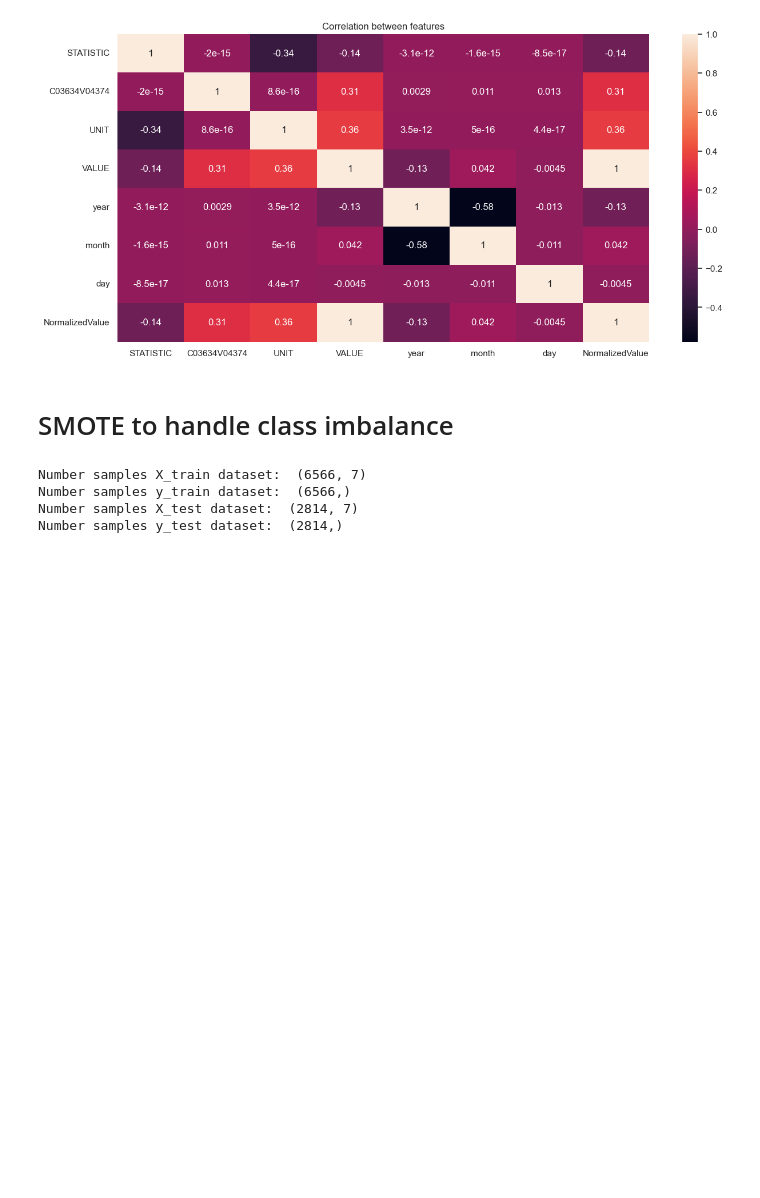
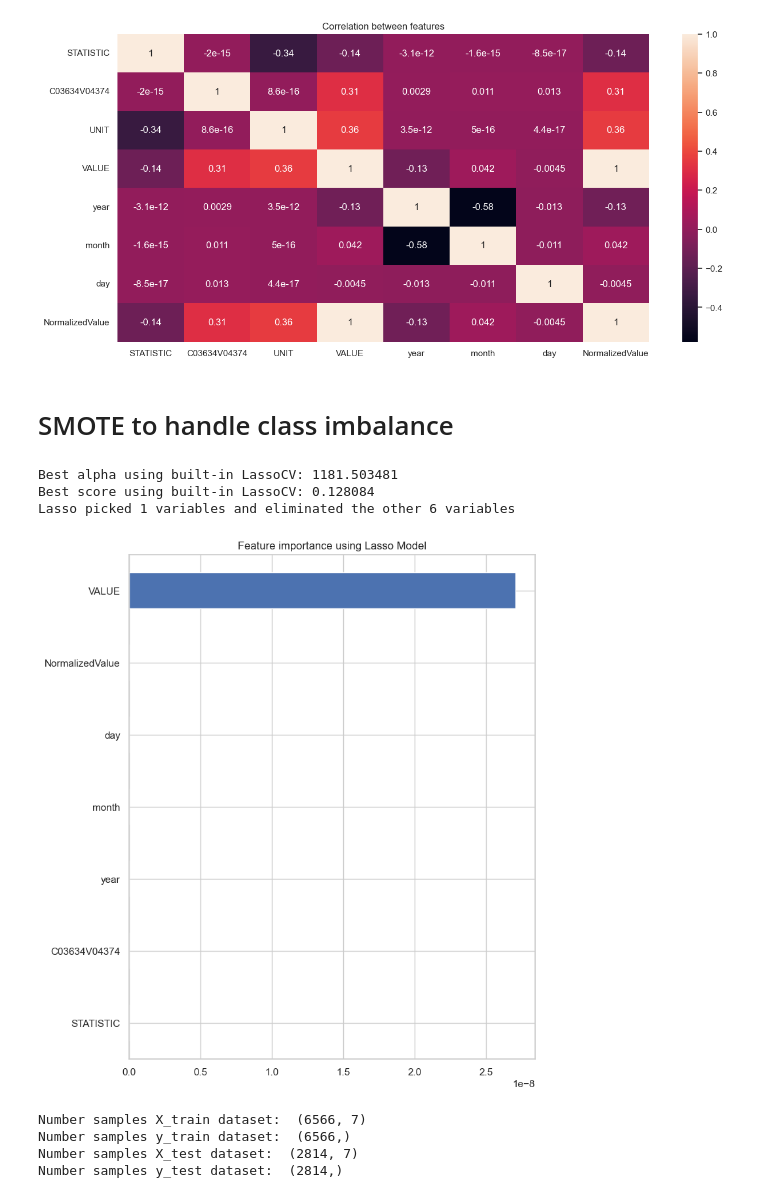
Before and after one commit to MESD94/Credit_Card_Fraud_Detection, a Jupyter notebook: 3RDDATASET_ROBUST.ipynb, the cells around one changed output. Saved outputs shown, nothing was run; the diff lists cells and outputs as text; code cells hidden in the pictures; blank space fills up the shorter version.

```diff
--- a/3RDDATASET_ROBUST.ipynb
+++ b/3RDDATASET_ROBUST.ipynb
@@ -441,6 +431,32 @@ Text(0.5, 1.0, 'Correlation between features')
 # %%
 features = df3.drop('UNIT', axis=1)
 labels = df3['UNIT']
+# %%
+X_cols = ['STATISTIC', 'C03634V04374', 'VALUE', 'year', 'month', 'day', 'NormalizedValue' ]
+Y_cols = 'UNIT'
+
+# Feature selection
+x = df3[X_cols]  # Feature Matrix
+y = df3[Y_cols]  # Target Variable
+
+reg = LassoCV()
+reg.fit(x, y)
+print("Best alpha using built-in LassoCV: %f" % reg.alpha_)
+print("Best score using built-in LassoCV: %f" % reg.score(x, y))
+coef = pd.Series(reg.coef_, index=x.columns)
+
+print("Lasso picked " + str(sum(coef != 0)) + " variables and eliminated the other " +
+      str(sum(coef == 0)) + " variables")
+imp_coef = coef.sort_values()
+plt.rcParams['figure.figsize'] = (8.0, 10.0)
+imp_coef.plot(kind="barh")
+plt.title("Feature importance using Lasso Model")
+plt.show()
+# %% [output]
+Best alpha using built-in LassoCV: 1181.503481
+Best score using built-in LassoCV: 0.128084
+Lasso picked 1 variables and eliminated the other 6 variables
+[figure, added]
 # %%
 X_train, X_test, y_train, y_test = train_test_split(features, labels, test_size=0.3, random_state=0)
 
```
Also changed, not shown: parts of 7 cells of this notebook, 1 other file.
